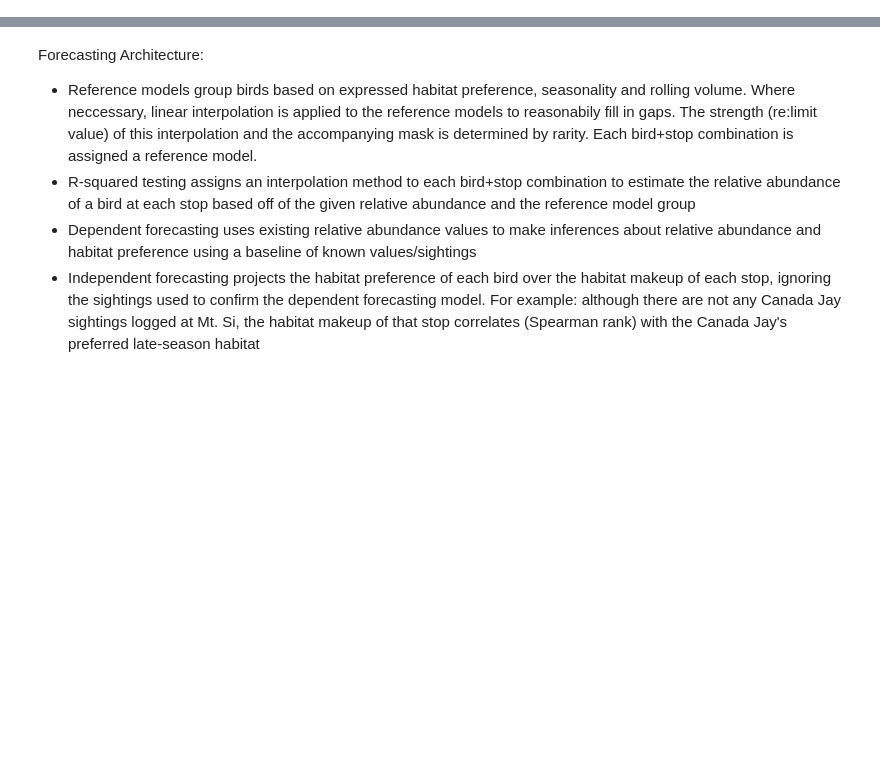
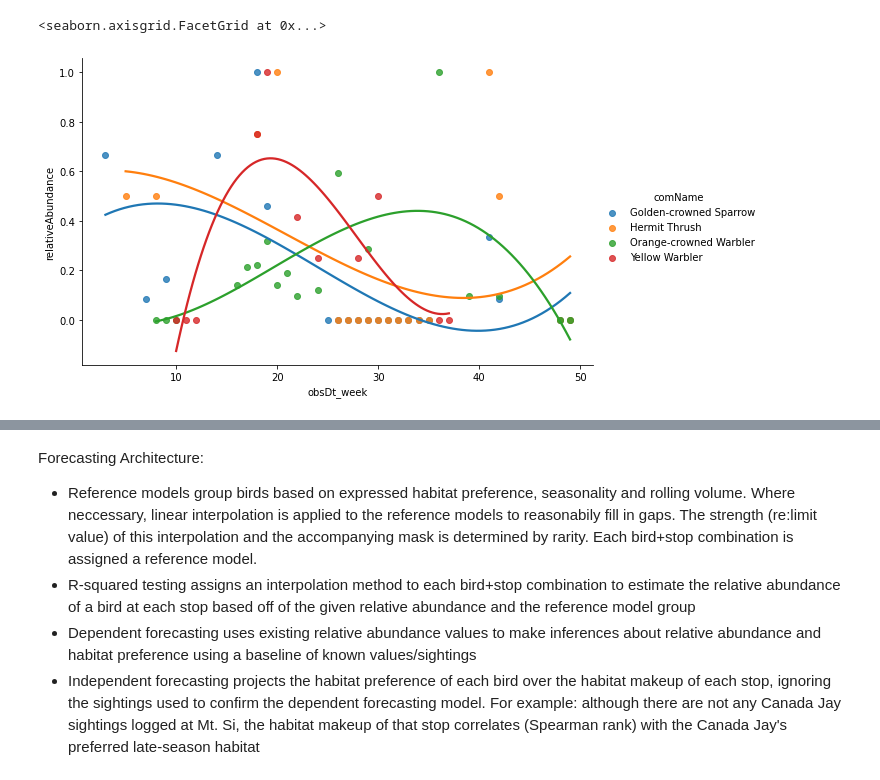
Before and after one commit to Tanag3r/trailheadDirect_birds, a Jupyter notebook: trailheadHabitat_analysis.ipynb, the cells around one changed output, grey strips where cells are left out. Saved outputs shown, nothing was run; the diff lists cells and outputs as text; code cells hidden in the pictures; blank space fills up the shorter version.

```diff
--- a/trailheadHabitat_analysis.ipynb
+++ b/trailheadHabitat_analysis.ipynb
@@ -130,0 +140,6 @@ sns.lmplot(data=model___springSummer,x='obsDt_week',y='relativeAbundance',order=
+# %%
+model___springFall = wklyAbd_setSpecies(speciesList=['"Yellow Warbler"','"Orange-crowned Warbler"','"Golden-crowned Sparrow"','"Hermit Thrush"'])
+sns.lmplot(data=model___springFall,x='obsDt_week',y='relativeAbundance',order=3,ci=None,hue='comName',aspect=1.61)
+# %% [output]
+<seaborn.axisgrid.FacetGrid at 0x...>
+[figure, added]
```
Also changed, not shown: parts of 9 cells of this notebook.
